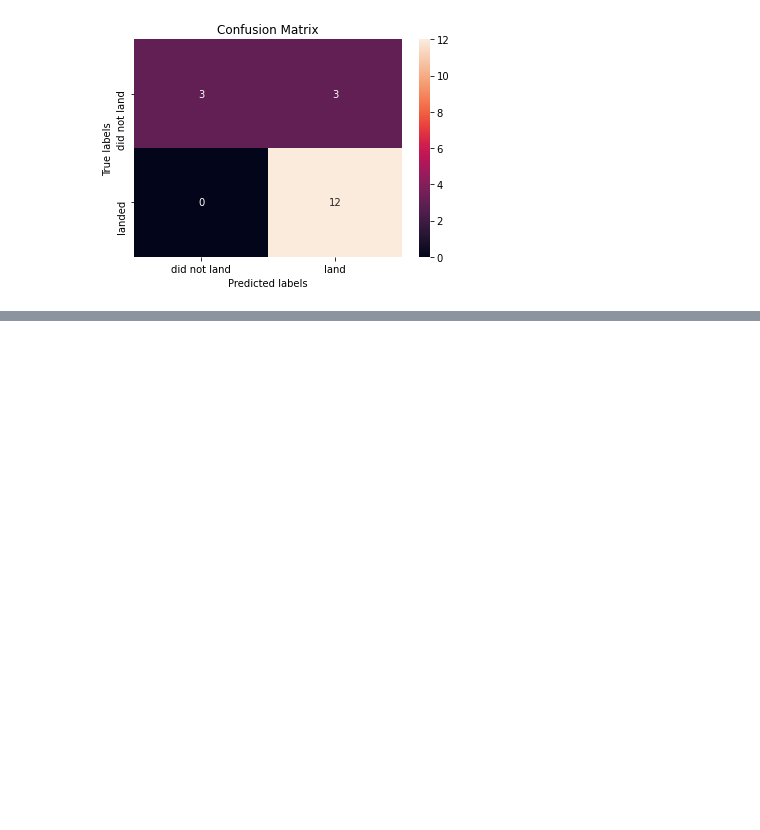
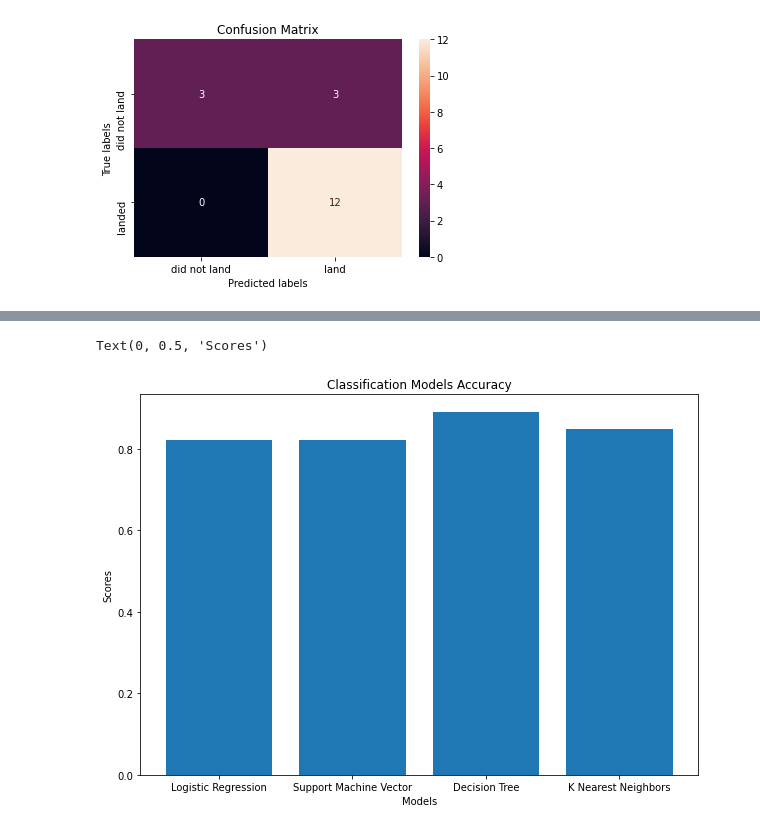
Before and after one commit to rhesabowning/IBM-Data-Science-Program, a Jupyter notebook: Machine Learning Predictive lab.ipynb, the cells around one changed output, grey strips where cells are left out. Cells and saved outputs as stored; diff of their text form; code cells hidden in the pictures; blank space fills up the shorter version.

```diff
--- a/Machine Learning Predictive lab.ipynb
+++ b/Machine Learning Predictive lab.ipynb
@@ -246,0 +259,5 @@ plot_confusion_matrix(Y_test,yhat)
+# %%
+train_accuracy={'Models':['Logistic Regression', 'Support Machine Vector', 'Decision Tree', 'K Nearest Neighbors'],
+                'Scores':[logreg_accuracy, svm_cv.best_score_, tree_cv.best_score_, knn_cv.best_score_]}
+df_train_score=pd.DataFrame.from_dict(train_accuracy)
+df_train_score
@@ -246,0 +270,10 @@ plot_confusion_matrix(Y_test,yhat)
+# %%
+plt.figure(figsize=(10,7))
+
+plt.bar(df_train_score['Models'], df_train_score['Scores'])
+plt.title('Classification Models Accuracy')
+plt.xlabel('Models')
+plt.ylabel('Scores')
+# %% [output]
+Text(0, 0.5, 'Scores')
+[figure, added]
```
Also changed, not shown: parts of 9 cells of this notebook.
